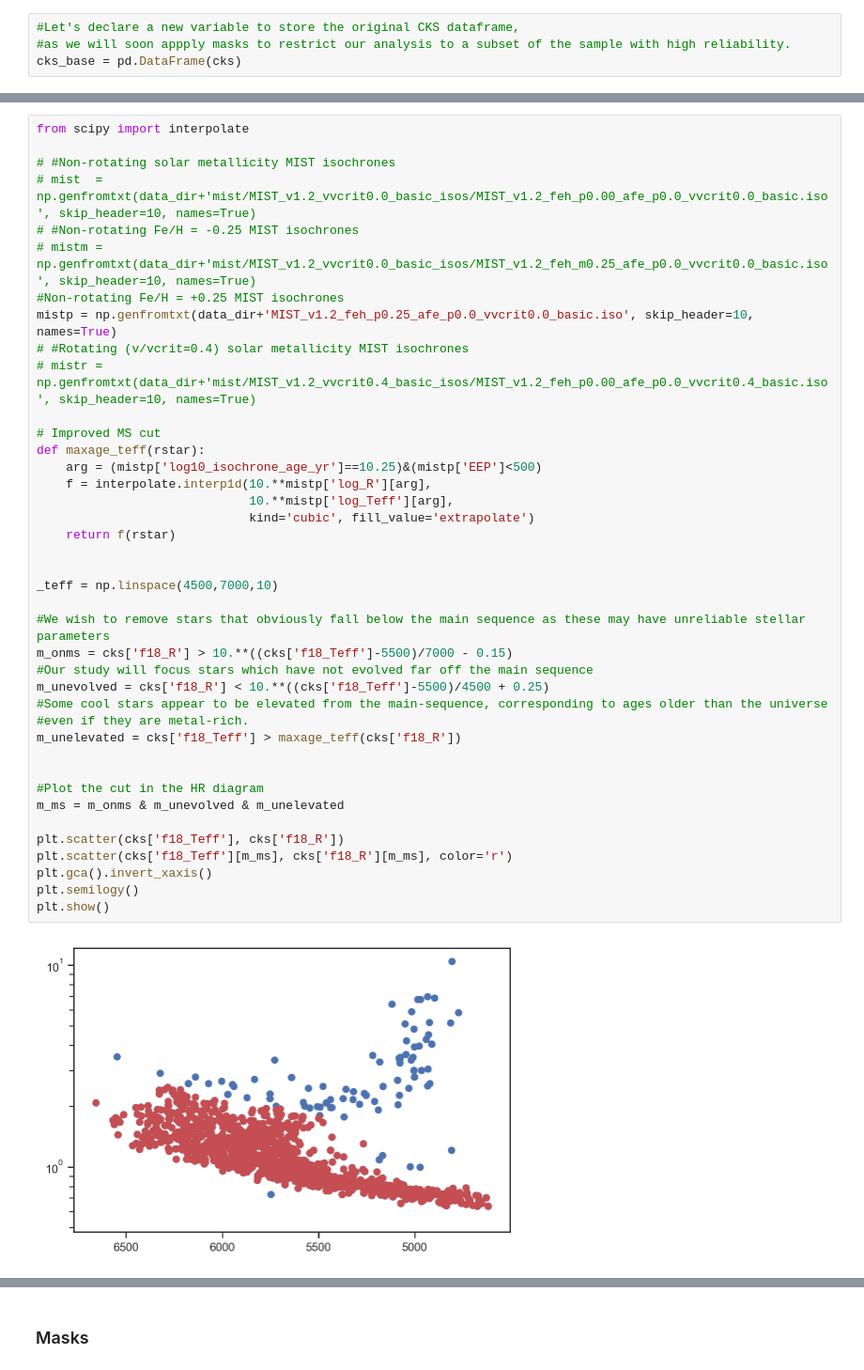
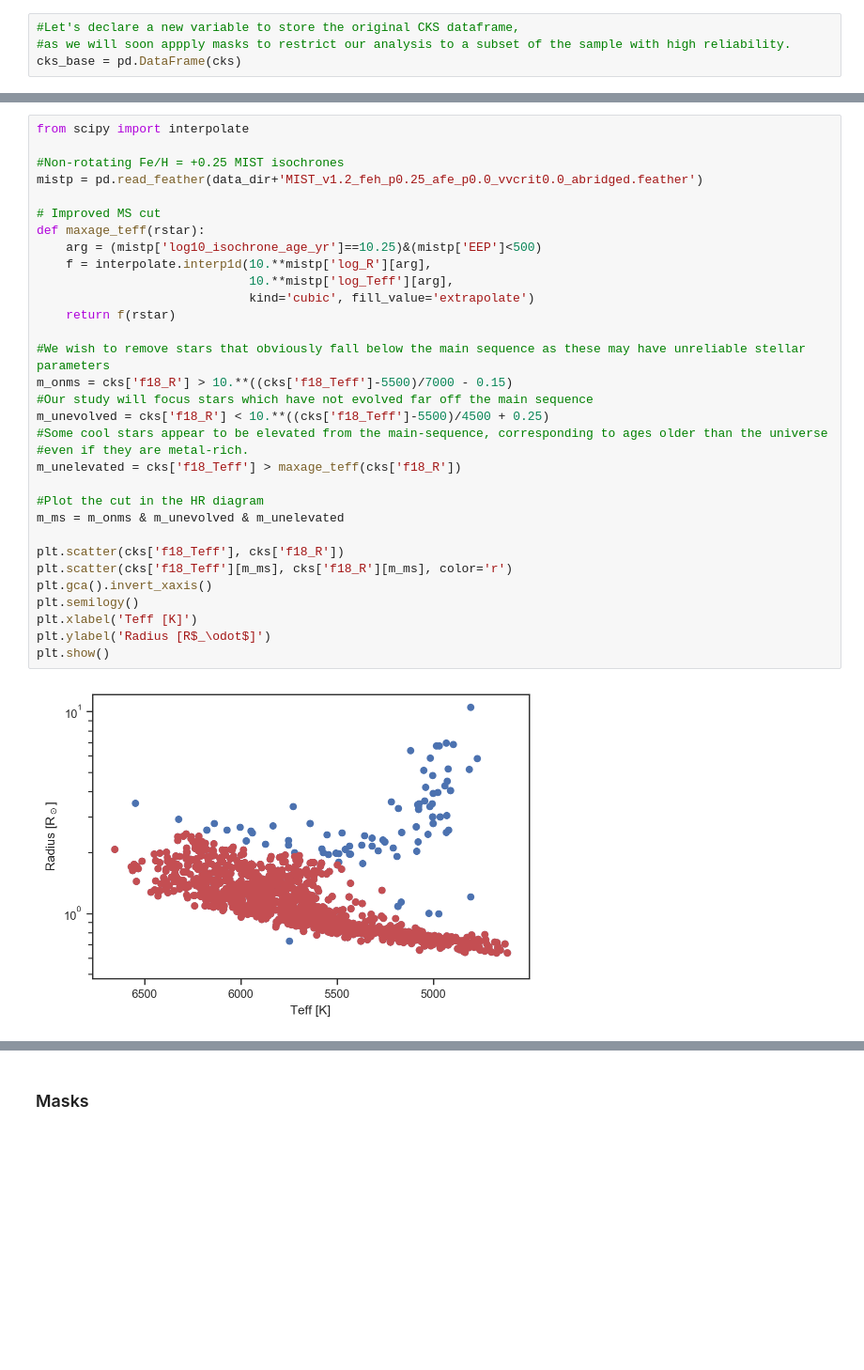
Before and after one commit to angelis21/Kepler-Exoplanet-Evolution, a Jupyter notebook: Kepler Exoplanet Evolution/notebooks/se_sn_ratio.ipynb, the cells around one changed output, grey strips where cells are left out. Shown at 94% size. Drawn from its saved outputs; the diff is of its cells as text; blank space fills up the shorter version.

```diff
--- a/Kepler Exoplanet Evolution/notebooks/se_sn_ratio.ipynb
+++ b/Kepler Exoplanet Evolution/notebooks/se_sn_ratio.ipynb
@@ -306,42 +309,34 @@ line_kwargs = {'ls':'--', 'color':'k', 'lw': 0.5}
 # %%
 from scipy import interpolate
 
-# #Non-rotating solar metallicity MIST isochrones
-# mist  = np.genfromtxt(data_dir+'mist/MIST_v1.2_vvcrit0.0_basic_isos/MIST_v1.2_feh_p0.00_afe_p0.0_vvcrit0.0_basic.iso', skip_header=10, names=True)
-# #Non-rotating Fe/H = -0.25 MIST isochrones
-# mistm = np.genfromtxt(data_dir+'mist/MIST_v1.2_vvcrit0.0_basic_isos/MIST_v1.2_feh_m0.25_afe_p0.0_vvcrit0.0_basic.iso', skip_header=10, names=True)
 #Non-rotating Fe/H = +0.25 MIST isochrones
-mistp = np.genfromtxt(data_dir+'MIST_v1.2_feh_p0.25_afe_p0.0_vvcrit0.0_basic.iso', skip_header=10, names=True)
-# #Rotating (v/vcrit=0.4) solar metallicity MIST isochrones
-# mistr = np.genfromtxt(data_dir+'mist/MIST_v1.2_vvcrit0.4_basic_isos/MIST_v1.2_feh_p0.00_afe_p0.0_vvcrit0.4_basic.iso', skip_header=10, names=True)
+mistp = pd.read_feather(data_dir+'MIST_v1.2_feh_p0.25_afe_p0.0_vvcrit0.0_abridged.feather')
 
 # Improved MS cut
 def maxage_teff(rstar):
     arg = (mistp['log10_isochrone_age_yr']==10.25)&(mistp['EEP']<500)
     f = interpolate.interp1d(10.**mistp['log_R'][arg],
                              10.**mistp['log_Teff'][arg],
                              kind='cubic', fill_value='extrapolate')
     return f(rstar)
 
-
-_teff = np.linspace(4500,7000,10)
-
 #We wish to remove stars that obviously fall below the main sequence as these may have unreliable stellar parameters
 m_onms = cks['f18_R'] > 10.**((cks['f18_Teff']-5500)/7000 - 0.15)
 #Our study will focus stars which have not evolved far off the main sequence
 m_unevolved = cks['f18_R'] < 10.**((cks['f18_Teff']-5500)/4500 + 0.25)
 #Some cool stars appear to be elevated from the main-sequence, corresponding to ages older than the universe
 #even if they are metal-rich.
 m_unelevated = cks['f18_Teff'] > maxage_teff(cks['f18_R'])
 
-
 #Plot the cut in the HR diagram
 m_ms = m_onms & m_unevolved & m_unelevated
 
 plt.scatter(cks['f18_Teff'], cks['f18_R'])
 plt.scatter(cks['f18_Teff'][m_ms], cks['f18_R'][m_ms], color='r')
 plt.gca().invert_xaxis()
 plt.semilogy()
+plt.xlabel('Teff [K]')
+plt.ylabel('Radius [R$_\odot$]')
 plt.show()
 # %% [output]
-[figure, old version]
+[figure, new version]
```
Also changed, not shown: parts of 24 cells of this notebook, 12 other files.
